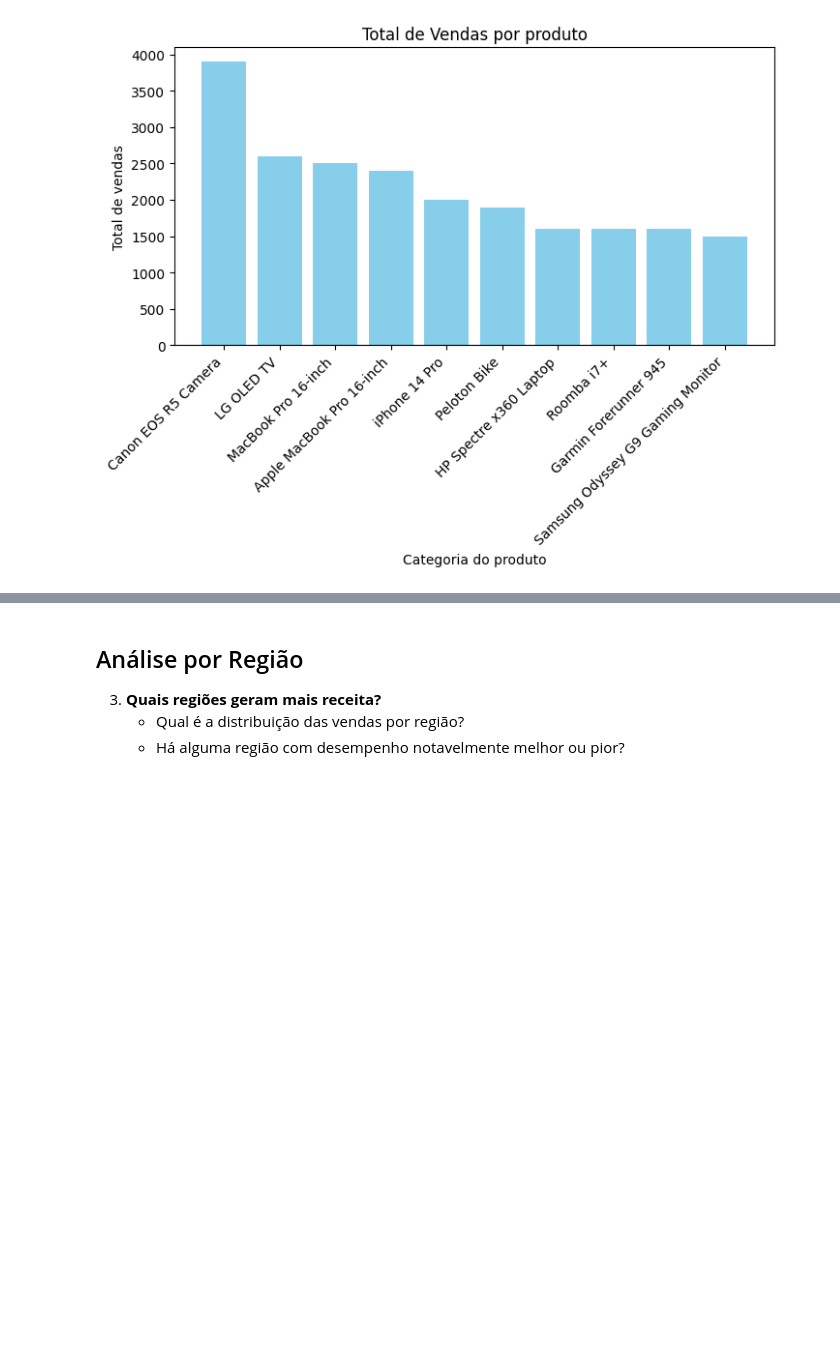
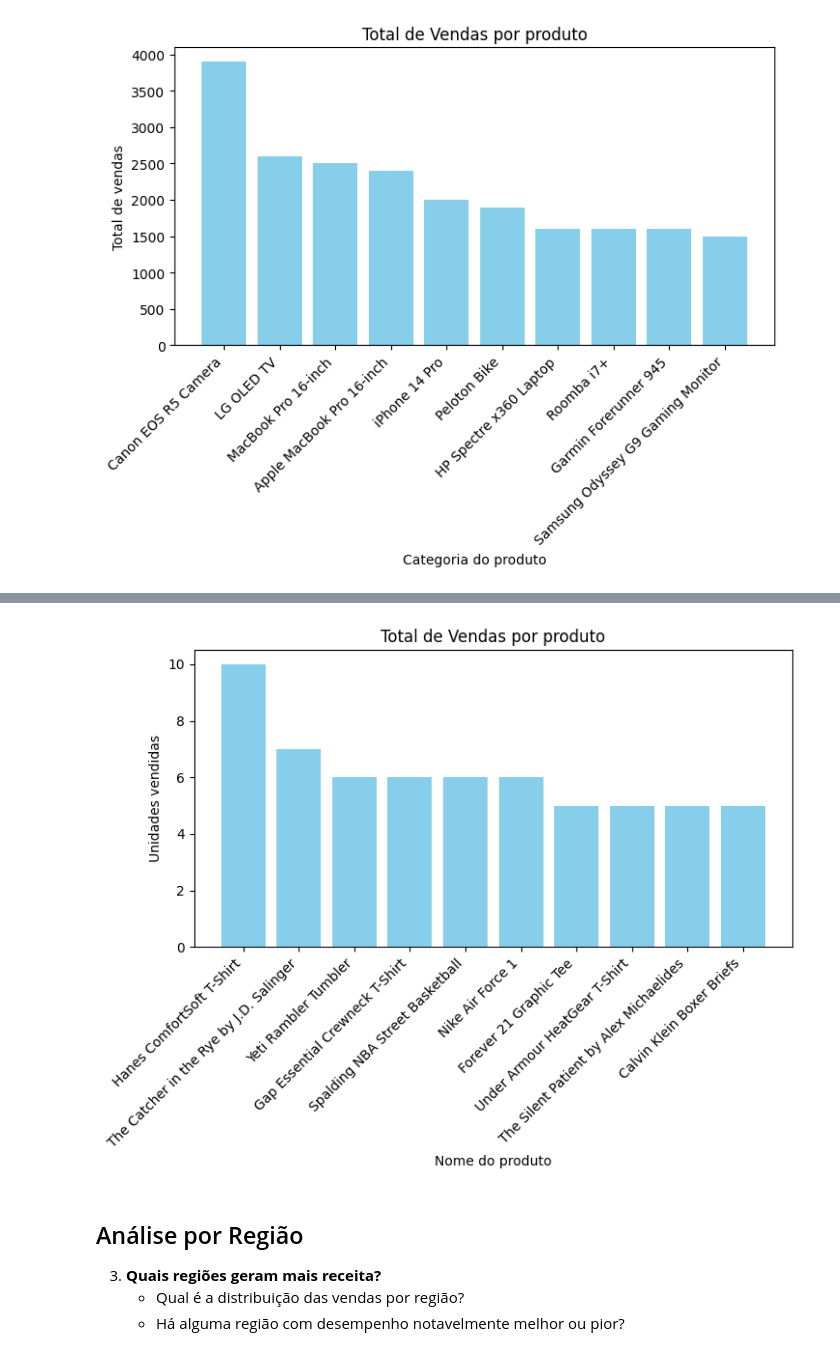
Before and after one commit to tadokatocommm/sales_data, a Jupyter notebook: script2.ipynb, the cells around one changed output, grey strips where cells are left out. Cells and saved outputs as stored; diff of their text form; code cells hidden in the pictures; blank space fills up the shorter version.

```diff
--- a/script2.ipynb
+++ b/script2.ipynb
@@ -75,0 +158,7 @@ plt.show()
+# %%
+produto_unit = df.groupby('Product Name')['Units Sold'].sum()
+produto_unit_asc = produto_unit.sort_values(ascending=False)
+produto_unit_df = produto_unit_asc.reset_index()
+produto_unit_df.columns = ['Nome do produto', 'Unidades vendidas']
+produto_unit_10 = produto_unit_df.head(10)
+produto_unit_10
@@ -76,3 +177,13 @@ plt.show()
+# %%
+plt.figure(figsize=(8, 4))
+plt.bar(produto_unit_10['Nome do produto'], produto_unit_10['Unidades vendidas'], color='skyblue')
+plt.xlabel('Nome do produto')
+plt.ylabel('Unidades vendidas')
+plt.title('Total de Vendas por produto')
+plt.xticks(rotation=45, ha='right')
+plt.show()
+# %% [output]
+[figure, added]
 # %% [markdown]
 ## Análise por Região
 3. **Quais regiões geram mais receita?**
```
Also changed, not shown: parts of 25 cells of this notebook, 7 other files.
